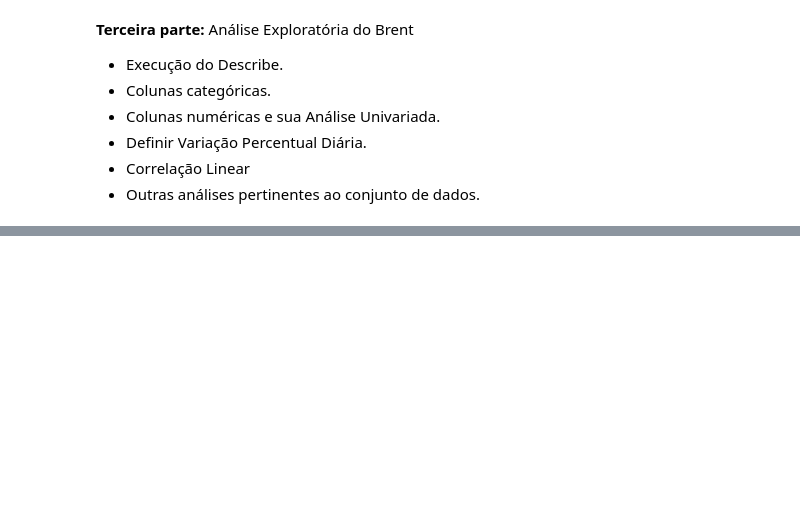
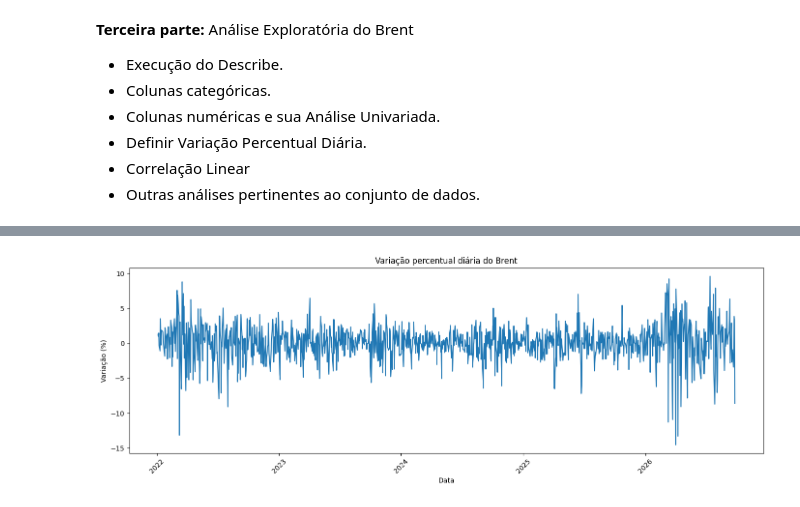
Before and after one commit to vitorjensen/Python_para_Analise_de_Dados, a Jupyter notebook: Projetos/Análise Exploratória de Combustível/Análise_Exploratória_de_Combustível.ipynb, the cells around one changed output, grey strips where cells are left out. Cells and saved outputs as stored; diff of their text form; code cells hidden in the pictures; blank space fills up the shorter version.

```diff
--- a/Projetos/Análise Exploratória de Combustível/Análise_Exploratória_de_Combustível.ipynb
+++ b/Projetos/Análise Exploratória de Combustível/Análise_Exploratória_de_Combustível.ipynb
@@ -231,0 +245,15 @@ display(maiores_quedas)
+# %%
+# Plotando um gráfico da variação diária, verificando volatilidade.
+
+plt.figure(figsize=(14, 5))
+plt.plot(df['Data'], df['Variacao_Diaria_%'])
+plt.title('Variação percentual diária do Brent')
+plt.xlabel('Data')
+plt.ylabel('Variação (%)')
+
+plt.xticks(rotation=45)
+
+plt.tight_layout()
+plt.show()
+# %% [output]
+[figure, added]
```
Also changed, not shown: parts of 12 cells of this notebook.
